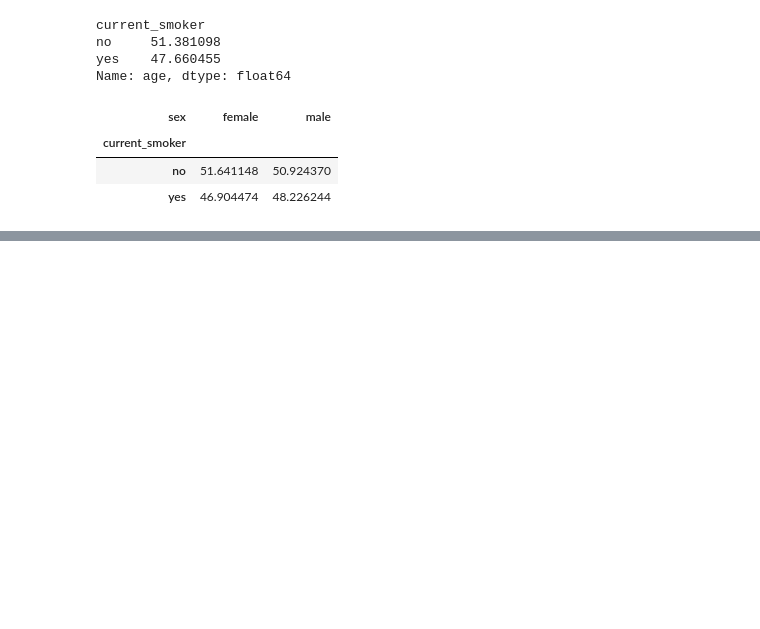
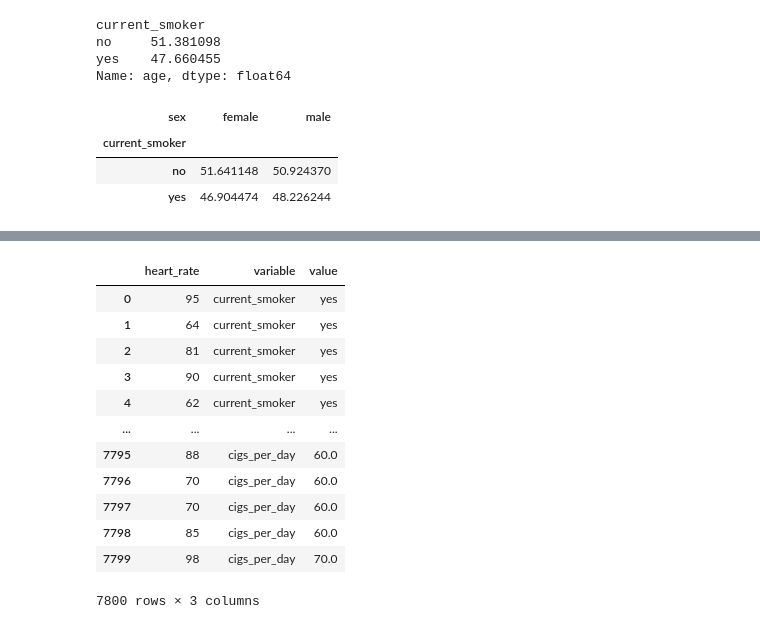
Before and after one commit to pradhans369/Python_and_Data_Science, a Jupyter notebook: 0 ML practice/18_5.ipynb, the cells around one changed output, grey strips where cells are left out. Cells and saved outputs as stored; diff of their text form; code cells hidden in the pictures; blank space fills up the shorter version.

```diff
--- a/0 ML practice/18_5.ipynb
+++ b/0 ML practice/18_5.ipynb
@@ -418,0 +506,18 @@ df.pivot_table(index='current_smoker', columns='sex', values='age')
+# %%
+df.melt(id_vars='heart_rate', value_vars=['current_smoker', 'cigs_per_day'])    # in column two it will put the 'current_smoker' feature name and in columns three it will put all the classes of the same feature for every value of heart rate
+# all values of heart rate will be compared for the value yes or no
+# as the 'current_smoker' vaiable ends, then the variable for 'cigs_per_day' starts for all the values of 'heart_rate'
+# %% [output]
+|  | heart_rate | variable | value |
+| 0 | 95 | current_smoker | yes |
+| 1 | 64 | current_smoker | yes |
+| 2 | 81 | current_smoker | yes |
+| 3 | 90 | current_smoker | yes |
+| 4 | 62 | current_smoker | yes |
+| ... | ... | ... | ... |
+| 7795 | 88 | cigs_per_day | 60.0 |
+| 7796 | 70 | cigs_per_day | 60.0 |
+| 7797 | 70 | cigs_per_day | 60.0 |
+| 7798 | 85 | cigs_per_day | 60.0 |
+| 7799 | 98 | cigs_per_day | 70.0 |
+7800 rows × 3 columns
```
Also changed, not shown: parts of 8 cells of this notebook, 1 other file.
